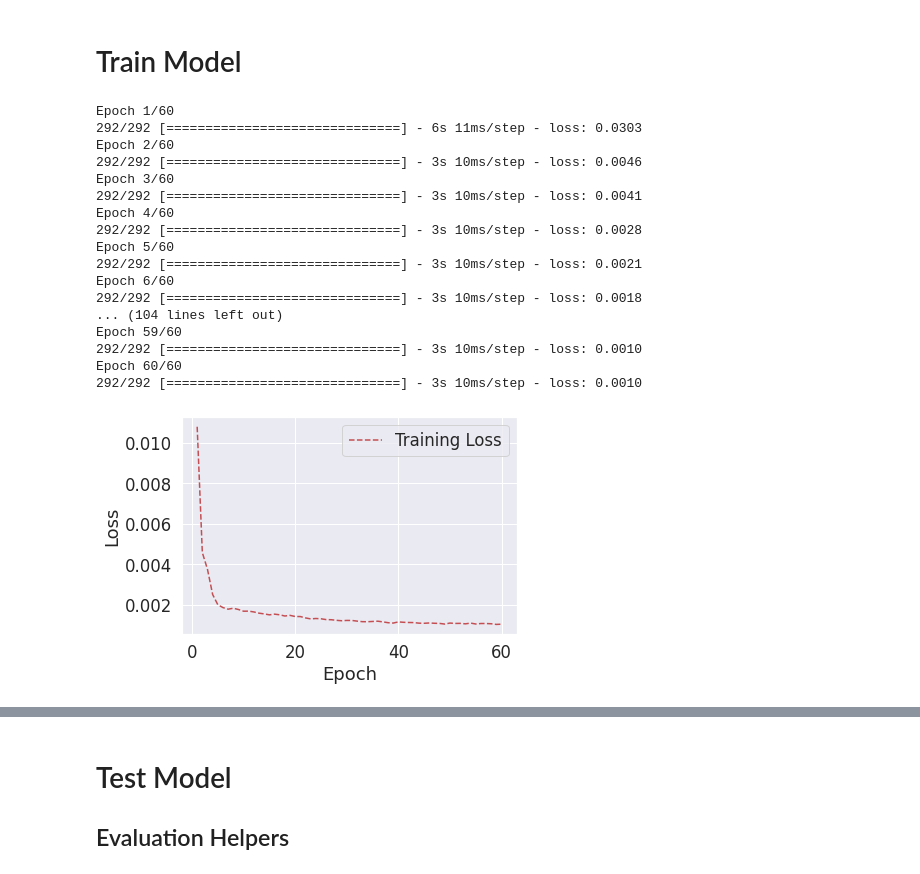
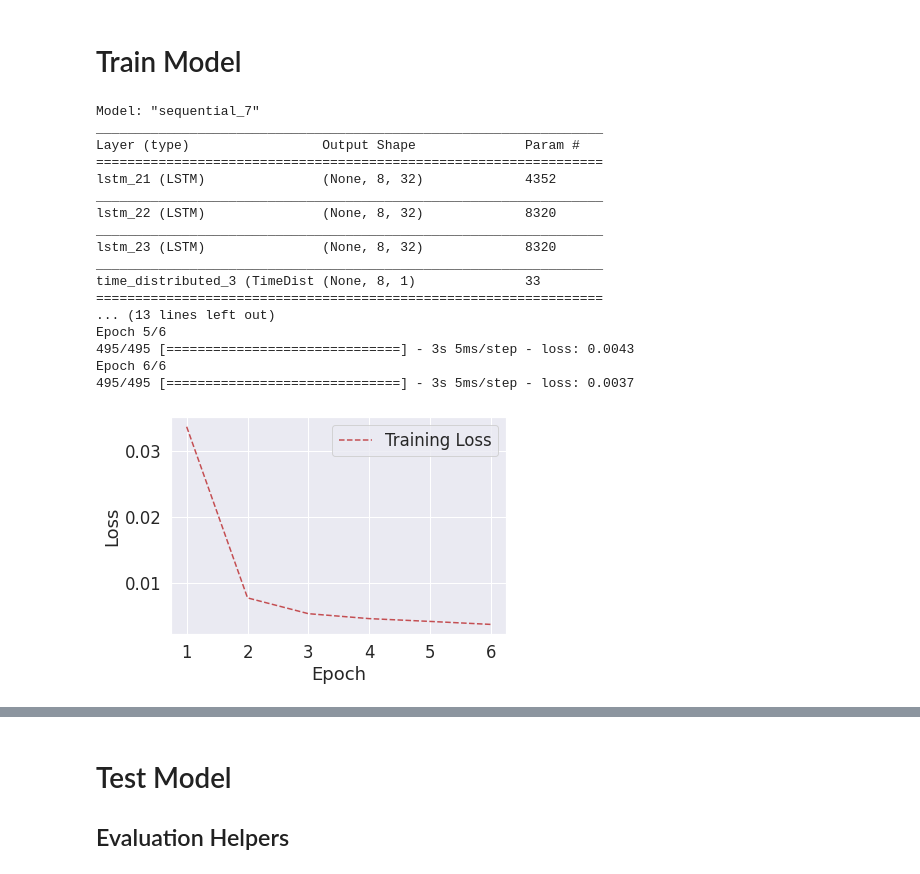
Before and after one commit to jsngalloway/night-trader, a Jupyter notebook: notebooks/lstm_modeling/lstm_forward_projector.ipynb, the cells around one changed output, grey strips where cells are left out. Cells and saved outputs as stored; diff of their text form; code cells hidden in the pictures.

Commit message:
TimeDistributed Implementation

```diff
--- a/notebooks/lstm_modeling/lstm_forward_projector.ipynb
+++ b/notebooks/lstm_modeling/lstm_forward_projector.ipynb
@@ -13,25 +13,32 @@ from pandas.plotting import register_matplotlib_converters
 register_matplotlib_converters()
 sns.set(style="darkgrid", font_scale=1.5)
 
-LENGTH = 20
-LOOK_AHEAD_LENGTH = 3
+LENGTH = 500
+LOOK_AHEAD_LENGTH = 500
 # %% [markdown]
 # Train Model
 # %%
 def preprocessTestingData(data, length, look_ahead_length):
+    """
+    Returns a tuple of hist and target, the two datasets needed for training/testing
+    params:
+        data                a numpy array of the data: 1D
+        length              an int, how many past frames should be used in prediction
+        look_ahead_length   how many future frames ahead to predict each time
+    """
     hist = []
     target = []
 
     for i in range(len(data)-length-look_ahead_length):
         x = data[i:i+length]
-        y = data[i+length+look_ahead_length]
+        y = data[i+length:i+length+look_ahead_length]
         hist.append(x)
         target.append(y)
 
     # Convert into numpy arrays and shape correctly (len(dataset), length) and (len(dataset), 1) respectivly
     hist = np.array(hist)
     target = np.array(target)
-    target = target.reshape(-1,1)
+    # target = target.reshape(-1,1)
 
     #Reshape the input into (len(dataset), length, 1)
     hist = hist.reshape((len(hist), length, 1))
@@ -43,19 +50,21 @@ def trainModel(datasets, length, model=None, quiet=False):
         X_train, y_train = preprocessTestingData(dataset, length, LOOK_AHEAD_LENGTH)
 
         if not model:
-            # Create model and compile
+            # Create model and compile if not already passed a model
             model = tf.keras.Sequential()
             model.add(layers.LSTM(units=32, return_sequences=True, input_shape=(length,1), dropout=0.2))
             model.add(layers.LSTM(units=32, return_sequences=True, dropout=0.2))
-            model.add(layers.LSTM(units=32, dropout=0.2))
-            model.add(layers.Dense(units=1))
+            model.add(layers.LSTM(units=32, return_sequences=True, dropout=0.2))
+            # model.add(layers.Dense(units=LOOK_AHEAD_LENGTH))
+            model.add(layers.TimeDistributed(layers.Dense(1)))
             model.compile(optimizer='adam', loss='mean_squared_error')
+            print(model.summary())
 
         # Perform training
         output = 1
         if quiet:
             output = 0
-        history = model.fit(X_train, y_train, epochs=60, batch_size=32, verbose=output)
+        history = model.fit(X_train, y_train, epochs=6, batch_size=32, verbose=output)
 
         # Show loss
         if not quiet:
@@ -75,34 +84,41 @@ def scaleData(paths):
     datasets = []
     for path in paths:
         # perform partial fits on all datasets
-        datasets.append(pd.read_csv(path)[['price']])
+
+        new_df = pd.DataFrame()
+        new_df["price"] = pd.read_csv(path)[["high_price","low_price"]].mean(axis=1)
+        datasets.append(new_df)
+
         scaler = scaler.partial_fit(datasets[-1])
     for i in range(len(datasets)):
         # once all partial fits have been performed, transform every file
         datasets[i] = scaler.transform(datasets[i])
     return (datasets, scaler)
 # %%
-paths = ["../../data/dump.csv"]
+paths = ["../../data/ETH.csv"]
 
 datasets, scaler = scaleData(paths)
 
+# X_train, y_train = preprocessTestingData(datasets[0], LENGTH, LOOK_AHEAD_LENGTH)
+
+
 model = trainModel(datasets, LENGTH)
 # %% [output]
-Epoch 1/60
-292/292 [==============================] - 6s 11ms/step - loss: 0.0303
-Epoch 2/60
-292/292 [==============================] - 3s 10ms/step - loss: 0.0046
-Epoch 3/60
-292/292 [==============================] - 3s 10ms/step - loss: 0.0041
-Epoch 4/60
-292/292 [==============================] - 3s 10ms/step - loss: 0.0028
-Epoch 5/60
-292/292 [==============================] - 3s 10ms/step - loss: 0.0021
-Epoch 6/60
-292/292 [==============================] - 3s 10ms/step - loss: 0.0018
-... (104 lines left out)
-Epoch 59/60
-292/292 [==============================] - 3s 10ms/step - loss: 0.0010
-Epoch 60/60
-292/292 [==============================] - 3s 10ms/step - loss: 0.0010
+Model: "sequential_7"
+_________________________________________________________________
+Layer (type)                 Output Shape              Param #
+=================================================================
+lstm_21 (LSTM)               (None, 8, 32)             4352
+_________________________________________________________________
+lstm_22 (LSTM)               (None, 8, 32)             8320
+_________________________________________________________________
+lstm_23 (LSTM)               (None, 8, 32)             8320
+_________________________________________________________________
+time_distributed_3 (TimeDist (None, 8, 1)              33
+=================================================================
+... (13 lines left out)
+Epoch 5/6
+495/495 [==============================] - 3s 5ms/step - loss: 0.0043
+Epoch 6/6
+495/495 [==============================] - 3s 5ms/step - loss: 0.0037
-[figure, old version]
+[figure, new version]
```
Also changed, not shown: parts of 8 cells of this notebook.
